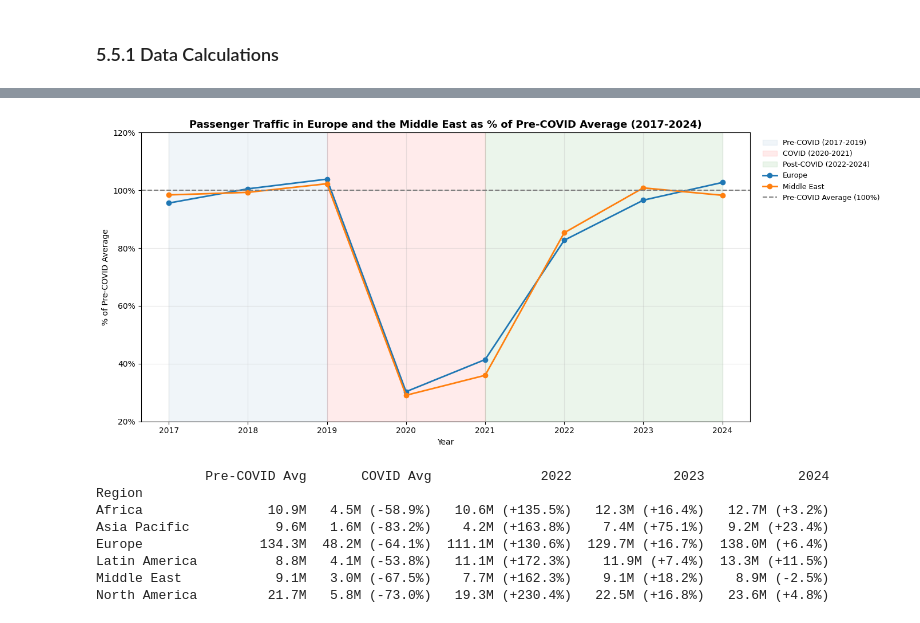
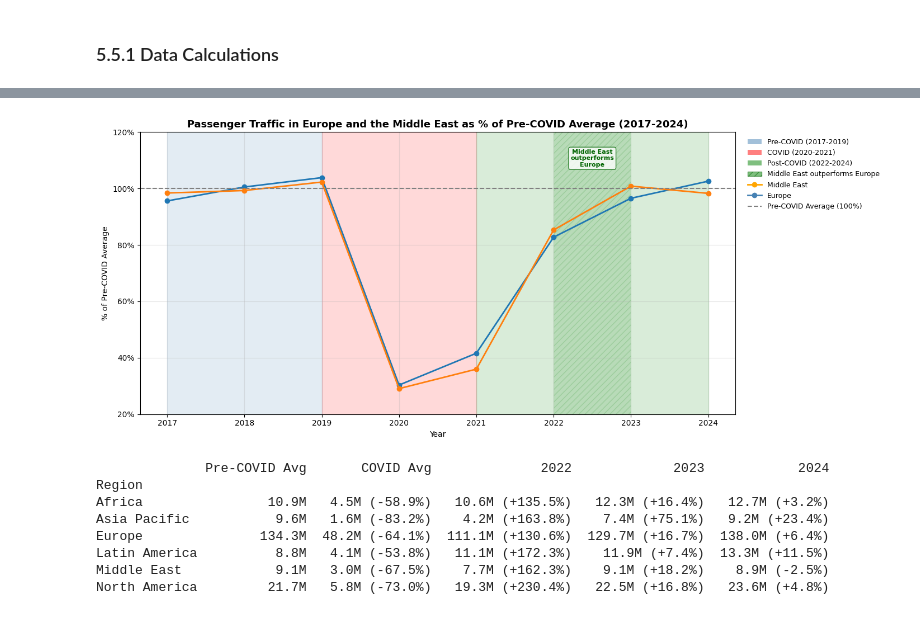
Before and after one commit to h-albrecht-ams/Capstone-Project, a Jupyter notebook: python/DataReadingFunction_v2.0.ipynb, the cells around one changed output, grey strips where cells are left out. Cells and saved outputs as stored; diff of their text form; code cells hidden in the pictures.

```diff
--- a/python/DataReadingFunction_v2.0.ipynb
+++ b/python/DataReadingFunction_v2.0.ipynb
@@ -691,0 +706,16 @@ passengers_core[passengers_core["passengers"] == 246799]
+# %%
+# Use passengers_core instead of efficiency
+pax_flights = passengers_core[
+    passengers_core["passengers"].notna() &
+    passengers_core["flights"].notna() &
+    (passengers_core["flights"] > 0)
+]
+
+corr, p = pearsonr(pax_flights["passengers"], pax_flights["flights"])
+print(f"Overall correlation: r={corr:.4f}, p={p:.6f}")
+
+print("\nCorrelation by year:")
+for year in sorted(pax_flights["year"].unique()):
+    data = pax_flights[pax_flights["year"] == year]
+    corr, p = pearsonr(data["passengers"], data["flights"])
+    print(f"{year}: r={corr:.4f}, p={p:.6f}")
@@ -2142,40 +2199,87 @@ Name: destination, dtype: int64
 fig, ax = plt.subplots(figsize=(14, 6))
 
 # ── PERIOD SHADINGS ──────────────────────────────
-ax.axvspan(2017, 2019, alpha=0.08, color="steelblue", label="Pre-COVID (2017-2019)")
-ax.axvspan(2019, 2021, alpha=0.08, color="red", label="COVID (2020-2021)")
-ax.axvspan(2021, 2024, alpha=0.08, color="green", label="Post-COVID (2022-2024)")
+
+ax.axvspan(2017, 2019, alpha=0.15, color="steelblue", label="Pre-COVID (2017-2019)")
+ax.axvspan(2019, 2021, alpha=0.15, color="red", label="COVID (2020-2021)")
+ax.axvspan(2021, 2024, alpha=0.15, color="green", label="Post-COVID (2022-2024)")
+
+# Hatching overlay for Middle East outperformance period
+ax.axvspan(2022, 2023, alpha=0.15, color="green",
+           hatch="///", edgecolor="darkgreen", linewidth=0.5,
+           label="Middle East outperforms Europe")
+
+
 
 # ── LINES ────────────────────────────────────────
 for region in regions["region"].unique():
     data = regions[regions["region"] == region].sort_values("year")
     ax.plot(data["year"], data["pct_of_baseline"],
             marker="o", linewidth=2, label=region)
 
 # ── BASELINE ─────────────────────────────────────
 ax.axhline(y=100, color="grey", linewidth=1.5,
            linestyle="--", label="Pre-COVID Average (100%)")
 
 
 
 # ── FORMATTING ───────────────────────────────────
 
 ax.set_title("Passenger Traffic in Europe and the Middle East as % of Pre-COVID Average (2017-2024)",
              fontsize=13, fontweight="bold")
 ax.set_ylabel("% of Pre-COVID Average")
 ax.set_xlabel("Year")
 ax.set_xticks(yearly["year"].unique())
 ax.set_yticks([20, 40, 60, 80, 100, 120])
 ax.yaxis.set_major_formatter(mticker.FuncFormatter(lambda x, _: f"{x:.0f}%"))
 ax.legend(bbox_to_anchor=(1.01, 1), loc="upper left",
           fontsize=9, frameon=False)
 ax.grid(True, alpha=0.3)
 
+# ── Text Box within shading - Middle East´s Out-Performance ───────────────────────────────────
+ax.text(
+    2022.5,
+    ax.get_ylim()[1] * 0.95,
+    "Middle East\noutperforms\nEurope",
+    ha="center", va="top",
+    fontsize=8, color="darkgreen",
+    fontweight="bold",
+    bbox=dict(boxstyle="round,pad=0.3",
+              facecolor="white",
+              edgecolor="darkgreen",
+              alpha=0.8)
+)
+
+# Create custom legend handles
+legend_handles = [
+    mpatches.Patch(facecolor="steelblue", alpha=0.5, label="Pre-COVID (2017-2019)"),
+    mpatches.Patch(facecolor="red", alpha=0.5, label="COVID (2020-2021)"),
+    mpatches.Patch(facecolor="green", alpha=0.5, label="Post-COVID (2022-2024)"),
+    mpatches.Patch(facecolor="green", alpha=0.5,
+                   hatch="///", edgecolor="darkgreen",
+                   label="Middle East outperforms Europe"),
+    # Airport lines
+    mlines.Line2D([], [], color=region_colors["Middle East"], linewidth=2,
+                  marker="o", label="Middle East"),
+    mlines.Line2D([], [], color=region_colors["Europe"], linewidth=2,
+                  marker="o", label="Europe"),
+    mlines.Line2D([], [], color="grey", linewidth=1.5,
+                  linestyle="--", label="Pre-COVID Average (100%)")
+]
+
+ax.legend(
+    handles=legend_handles,
+    bbox_to_anchor=(1.01, 1),
+    loc="upper left",
+    fontsize=9,
+    frameon=False
+)
+
 plt.tight_layout()
 plt.subplots_adjust(right=0.82)
 plt.show()
 # %% [output]
-[figure, old version]
+[figure, new version]
 # %%
 # Full H4 summary table
 summary = regional.copy()
```
Also changed, not shown: parts of 22 cells of this notebook, 1 other file.
